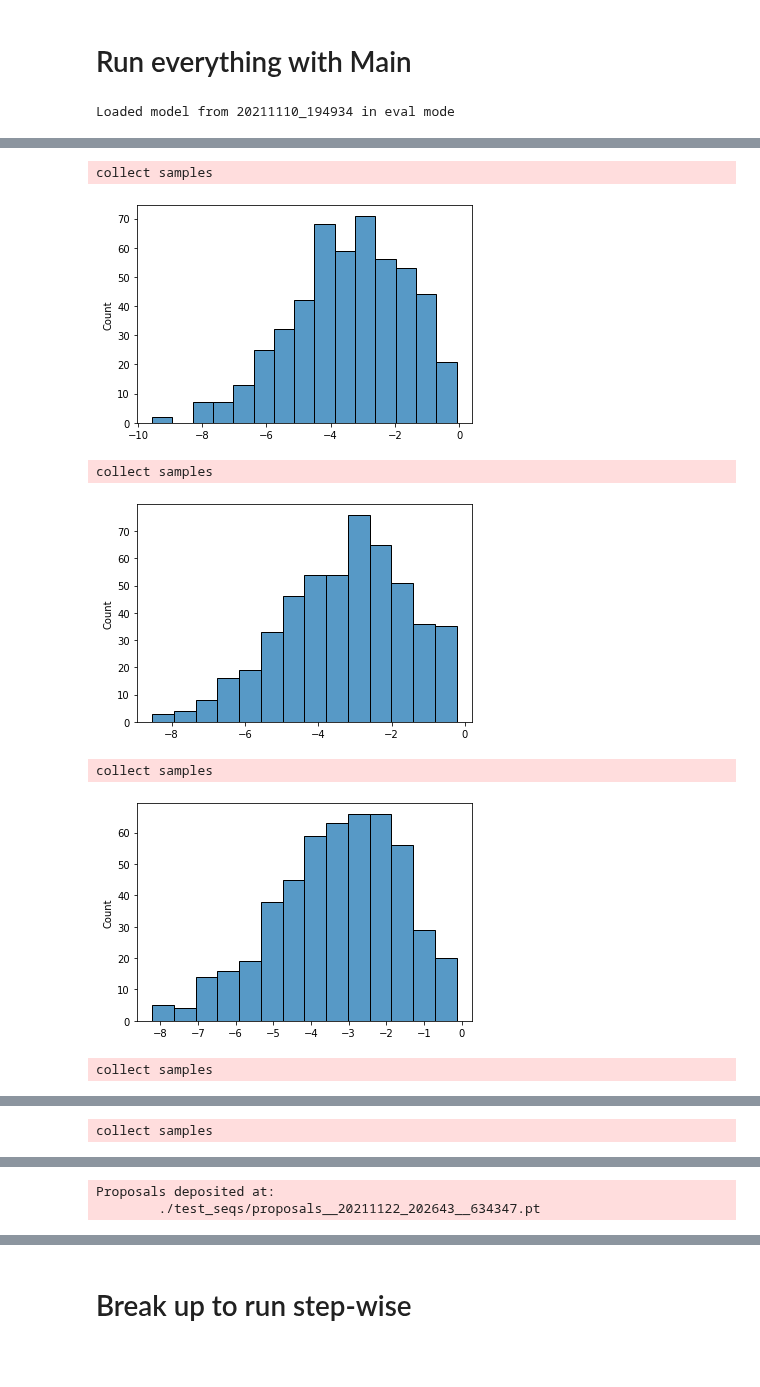
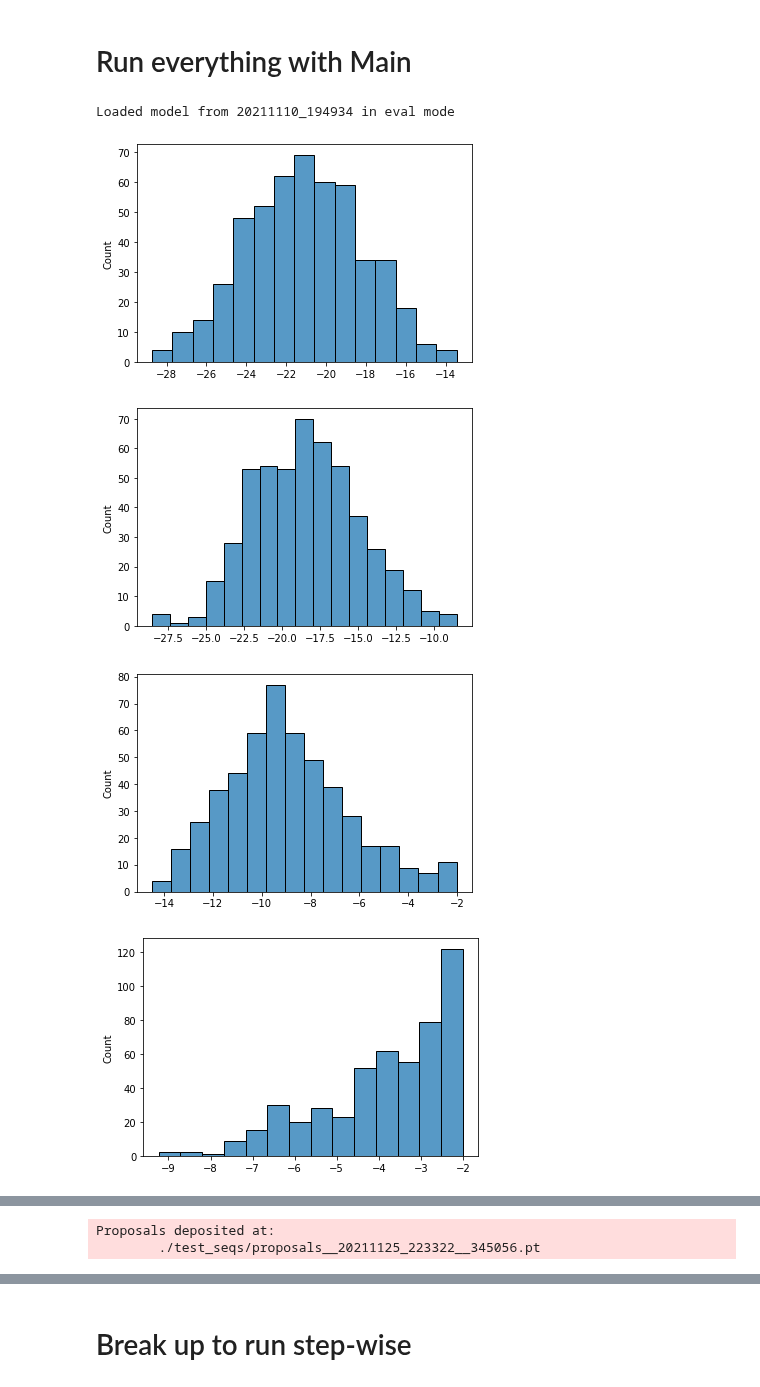
Before and after one commit to sjgosai/boda2, a Jupyter notebook: analysis/SG014__generator_api_dev/generator_interactive_test.ipynb, the cells around one changed output, grey strips where cells are left out. Cells and saved outputs as stored; diff of their text form; code cells hidden in the pictures; blank space fills up the shorter version.

```diff
--- a/analysis/SG014__generator_api_dev/generator_interactive_test.ipynb
+++ b/analysis/SG014__generator_api_dev/generator_interactive_test.ipynb
@@ -110,6 +57,8 @@ if False:
     group.add_argument('--penalty_module', type=str, help='')
     group.add_argument('--monitor', type=str, help='')
     group.add_argument('--n_proposals', type=list, help='')
+    group.add_argument('--energy_threshold', type=float, default=float("Inf"))
+    group.add_argument('--max_attempts', type=int, default=10000)
     group.add_argument('--reset_params', type=utils.str2bool, default=True)
     group.add_argument('--proposal_path', type=str)
 
@@ -177,0 +167,13 @@ cmd_str = '--params_module BasicParameters ' +\
+# %%
+cmd_str = '--params_module StraightThroughParameters ' +\
+            '--batch_size 128 --n_channels 4 --length 200 --n_samples 20 ' +\
+          '--energy_module OverMaxEnergy ' +\
+            '--model_artifact gs://syrgoth/aip_ui_test/model_artifacts__20211110_194934__672830.tar.gz ' +\
+            '--bias_cell 1 --bending_factor 1.0 ' +\
+          '--generator_module FastSeqProp ' +\
+            '--energy_threshold -2.0 --max_attempts 10 --n_steps 300 ' +\
+          '--penalty_module StremePenalty ' +\
+            '--score_pct 0.2 ' +\
+          '--proposal_path ./test_seqs/ --n_proposals 500 500 500 500 500 '
+
+'python /home/ubuntu/boda2/src/generate.py ' + cmd_str
@@ -246,6 +252,10 @@ args
 # %% [markdown]
 # Run everything with Main
 # %%
-params, energy, generator = main(args)
+params, energy, generator, proposal_sets = main(args)
 # %% [output]
 Loaded model from 20211110_194934 in eval mode
+[figure, new version]
+[figure, new version]
+[figure, new version]
+[figure, new version]
@@ -252,7 +263,2 @@ Loaded model from 20211110_194934 in eval mode
-collect samples
+Proposals deposited at:
+        ./test_seqs/proposals__20211125_223322__345056.pt
-[figure, old version]
-collect samples
-[figure, old version]
-collect samples
-[figure, old version]
-collect samples
@@ -260 +264,0 @@ collect samples
-collect samples
@@ -262,2 +264,0 @@ collect samples
-Proposals deposited at:
-        ./test_seqs/proposals__20211122_202643__634347.pt
```
Also changed, not shown: parts of 19 cells of this notebook.
